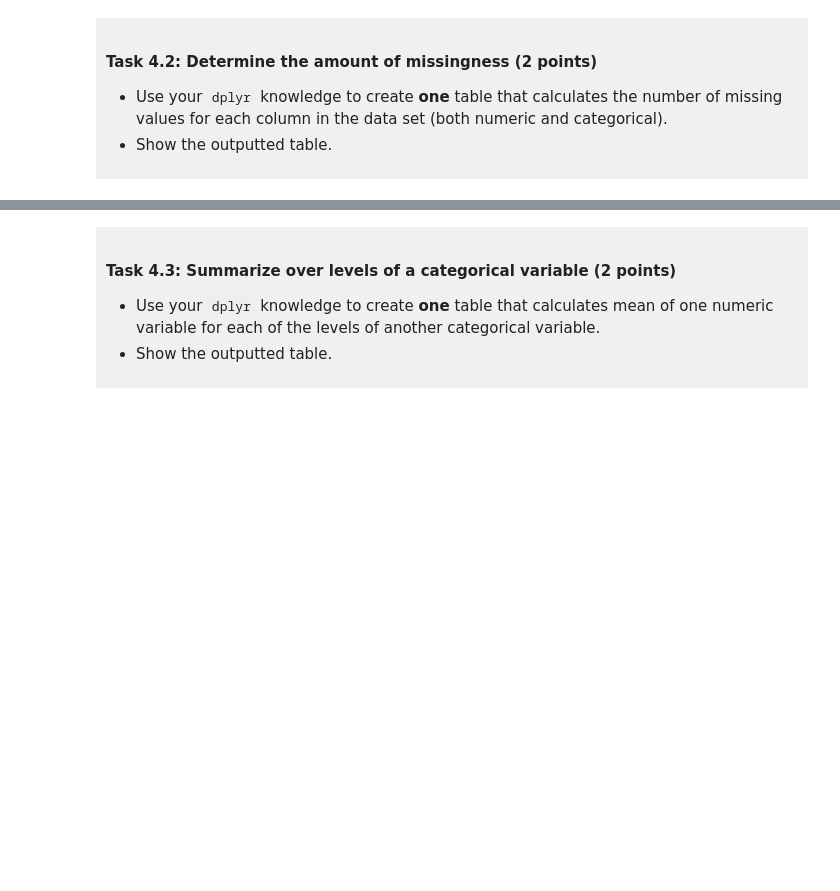
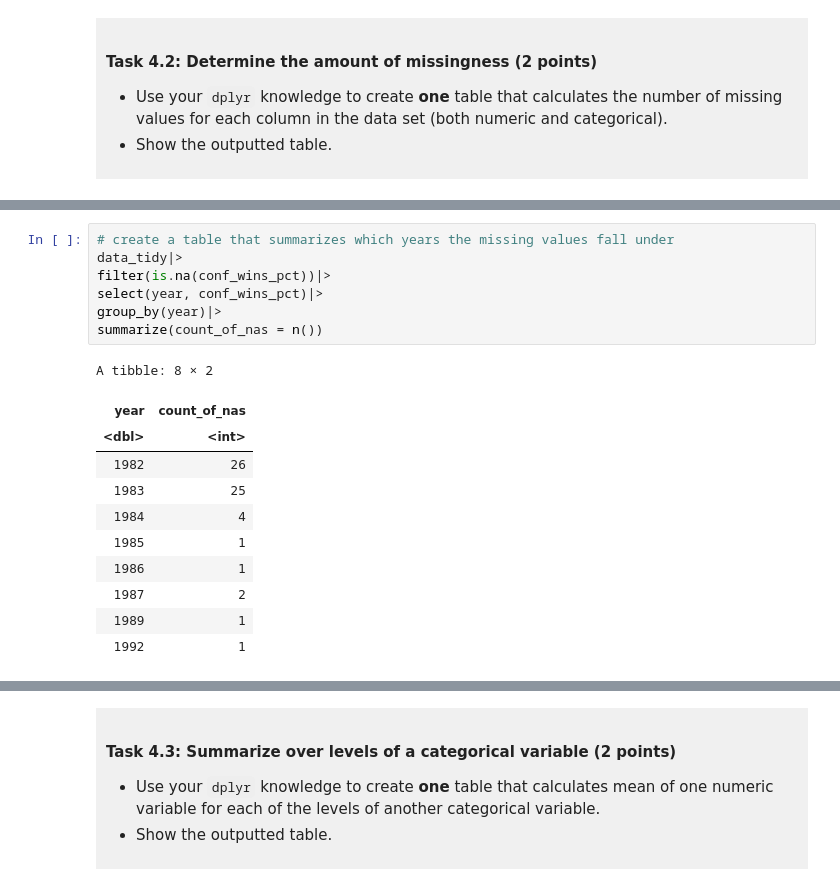
Before and after one commit to tarynluu/dsci-100-project-taryn-lu, a Jupyter notebook: dsci-100-project-notebook.ipynb, the cells around one changed output, grey strips where cells are left out. Drawn from its saved outputs; the diff is of its cells as text; blank space fills up the shorter version.

```diff
--- a/dsci-100-project-notebook.ipynb
+++ b/dsci-100-project-notebook.ipynb
@@ -327,0 +349,19 @@ A tibble: 1 × 6
+# %%
+# create a table that summarizes which years the missing values fall under
+data_tidy|>
+filter(is.na(conf_wins_pct))|>
+select(year, conf_wins_pct)|>
+group_by(year)|>
+summarize(count_of_nas = n())
+# %% [output]
+A tibble: 8 × 2
+| year | count_of_nas |
+| <dbl> | <int> |
+| 1982 | 26 |
+| 1983 | 25 |
+| 1984 | 4 |
+| 1985 | 1 |
+| 1986 | 1 |
+| 1987 | 2 |
+| 1989 | 1 |
+| 1992 | 1 |
```
Also changed, not shown: parts of 7 cells of this notebook.
